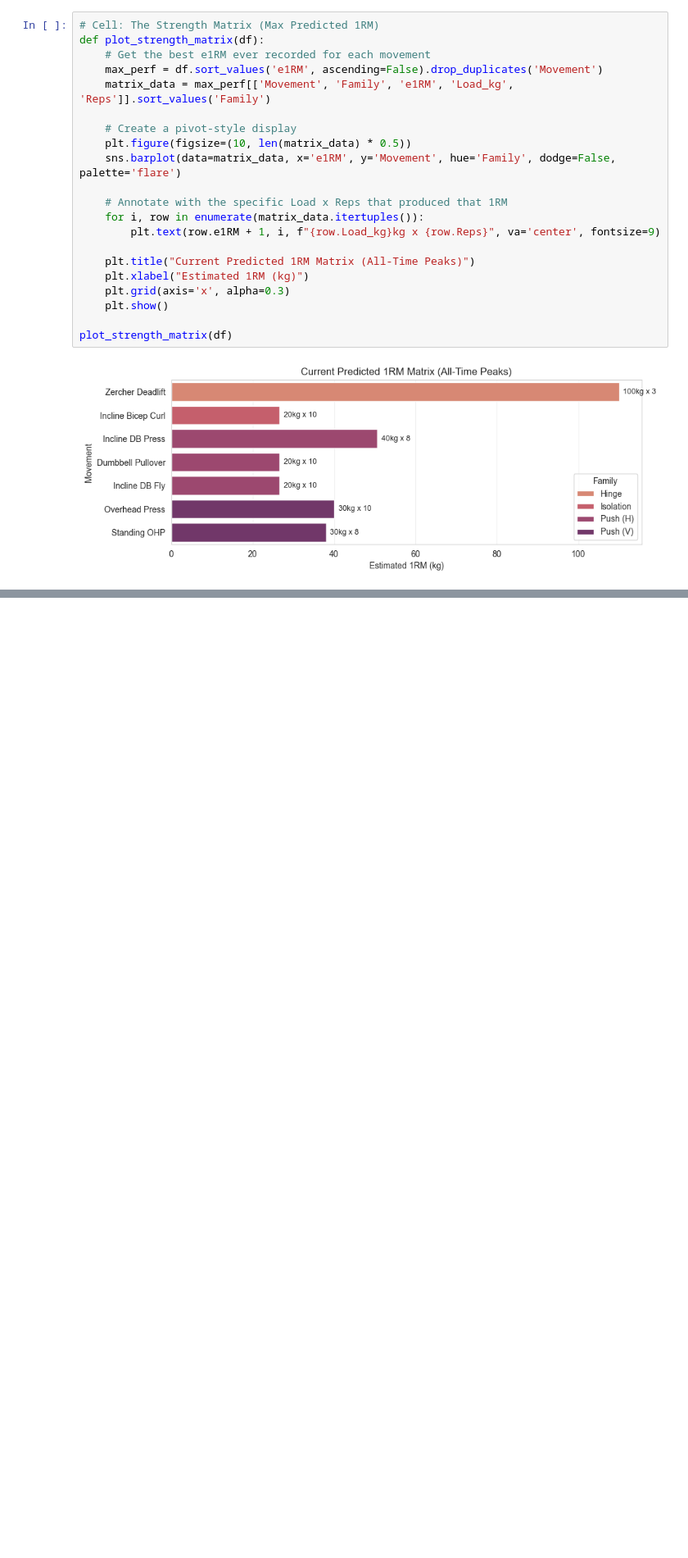
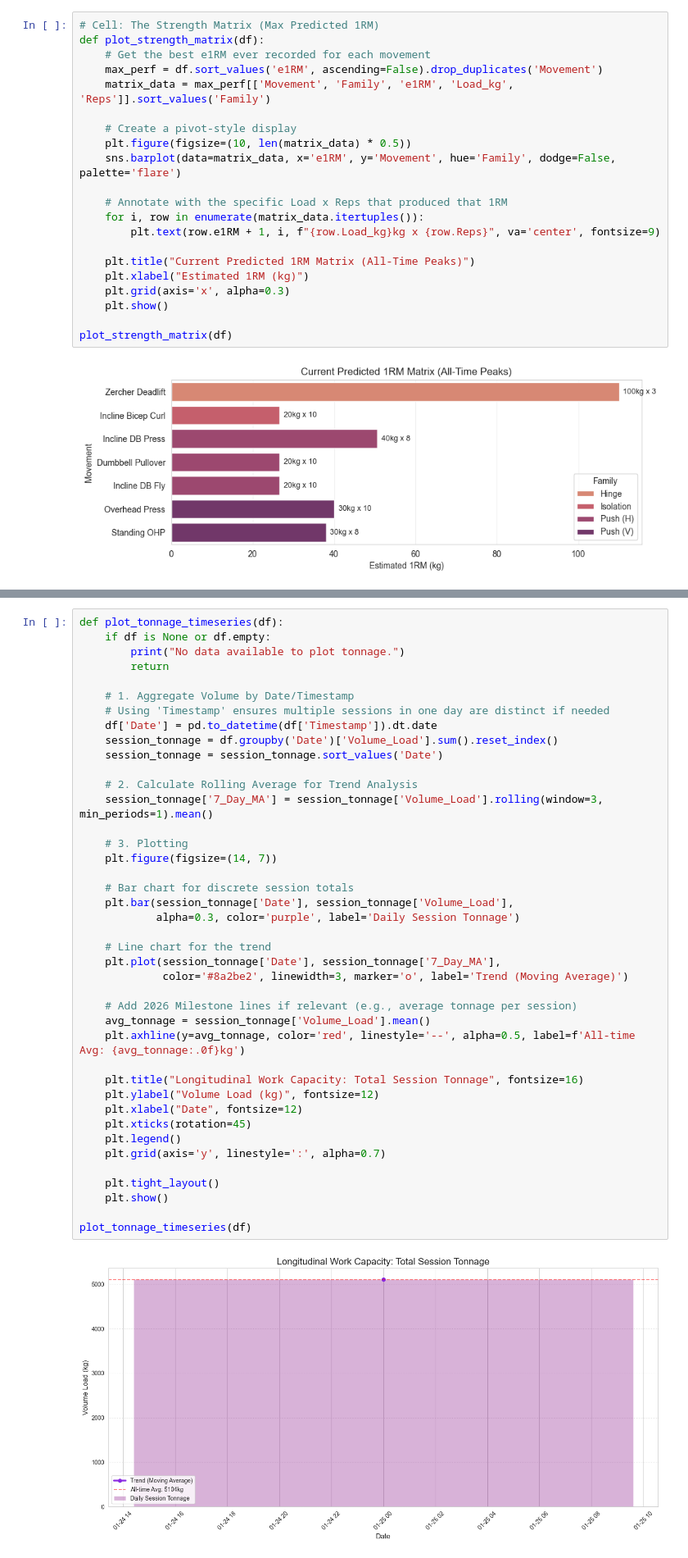
Before and after one commit to JonesRobM/Lifting-Tracking, a Jupyter notebook: notebooks/update_log.ipynb, the cells around one changed output, grey strips where cells are left out. Shown at 82% size. Cells and saved outputs as stored; diff of their text form; blank space fills up the shorter version.

```diff
--- a/notebooks/update_log.ipynb
+++ b/notebooks/update_log.ipynb
@@ -391,0 +530,43 @@ Passing `palette` without assigning `hue` is deprecated and will be removed in v
+# %%
+def plot_tonnage_timeseries(df):
+    if df is None or df.empty:
+        print("No data available to plot tonnage.")
+        return
+
+    # 1. Aggregate Volume by Date/Timestamp
+    # Using 'Timestamp' ensures multiple sessions in one day are distinct if needed
+    df['Date'] = pd.to_datetime(df['Timestamp']).dt.date
+    session_tonnage = df.groupby('Date')['Volume_Load'].sum().reset_index()
+    session_tonnage = session_tonnage.sort_values('Date')
+
+    # 2. Calculate Rolling Average for Trend Analysis
+    session_tonnage['7_Day_MA'] = session_tonnage['Volume_Load'].rolling(window=3, min_periods=1).mean()
+
+    # 3. Plotting
+    plt.figure(figsize=(14, 7))
+
+    # Bar chart for discrete session totals
+    plt.bar(session_tonnage['Date'], session_tonnage['Volume_Load'],
+            alpha=0.3, color='purple', label='Daily Session Tonnage')
+
+    # Line chart for the trend
+    plt.plot(session_tonnage['Date'], session_tonnage['7_Day_MA'],
+             color='#8a2be2', linewidth=3, marker='o', label='Trend (Moving Average)')
+
+    # Add 2026 Milestone lines if relevant (e.g., average tonnage per session)
+    avg_tonnage = session_tonnage['Volume_Load'].mean()
+    plt.axhline(y=avg_tonnage, color='red', linestyle='--', alpha=0.5, label=f'All-time Avg: {avg_tonnage:.0f}kg')
+
+    plt.title("Longitudinal Work Capacity: Total Session Tonnage", fontsize=16)
+    plt.ylabel("Volume Load (kg)", fontsize=12)
+    plt.xlabel("Date", fontsize=12)
+    plt.xticks(rotation=45)
+    plt.legend()
+    plt.grid(axis='y', linestyle=':', alpha=0.7)
+
+    plt.tight_layout()
+    plt.show()
+
+plot_tonnage_timeseries(df)
+# %% [output]
+[figure, added]
```
Also changed, not shown: parts of 7 cells of this notebook, 1 other file.
